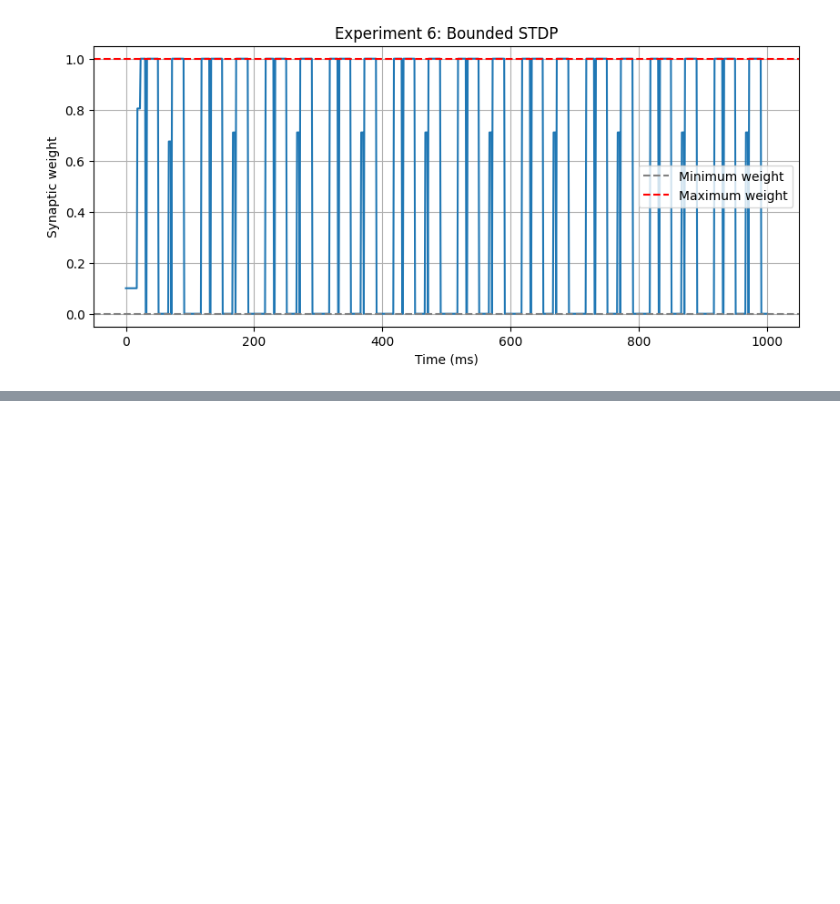
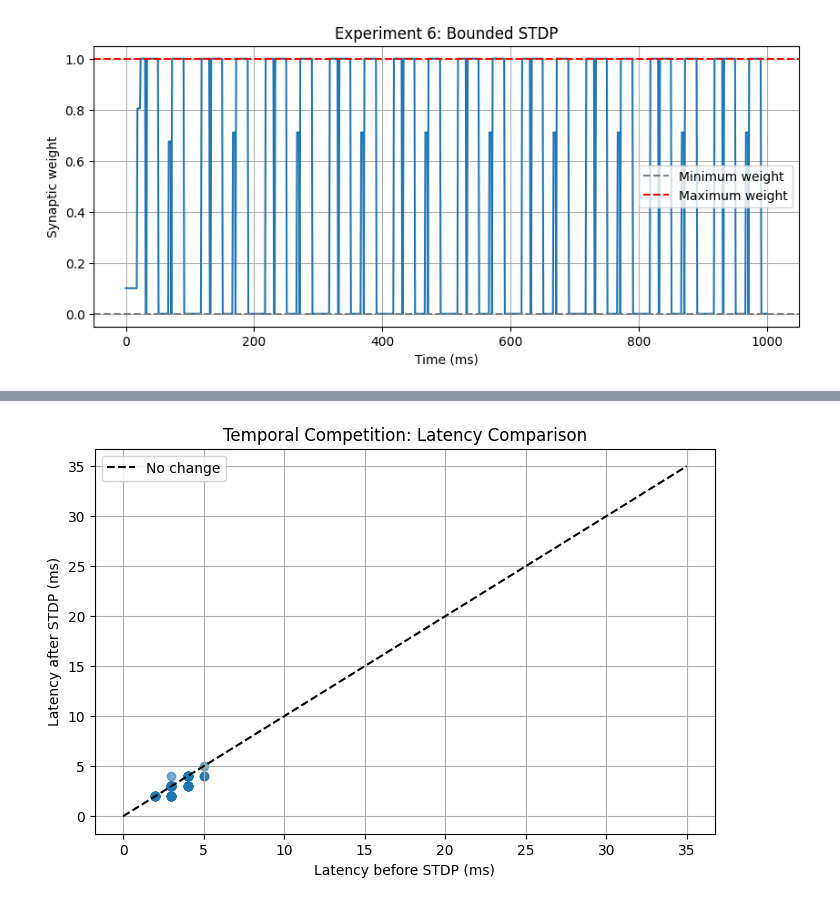
Before and after one commit to AliSalehiAhmadabad/Neuroscience_for_machine_learners, a Jupyter notebook: w4-learning/w4-learning-exercise.ipynb, the cells around one changed output, grey strips where cells are left out. Cells and saved outputs as stored; diff of their text form; code cells hidden in the pictures; blank space fills up the shorter version.

```diff
--- a/w4-learning/w4-learning-exercise.ipynb
+++ b/w4-learning/w4-learning-exercise.ipynb
@@ -537,0 +970,89 @@ Output spikes: 90
+# %%
+w_initial = np.full(N, 0.5)
+w_learned = W_train[-1]
+
+
+rng = np.random.default_rng(123)
+
+n_trials = 100
+trial_duration = 100
+stimulus_onset = 10
+num_steps_test = trial_duration
+
+test_spikes = np.zeros(
+    (n_trials, N, num_steps_test),
+    dtype=int
+)
+
+for trial in range(n_trials):
+
+    early_times = rng.integers(1, 11, size=50)
+    late_times = rng.integers(11, 21, size=50)
+
+    for j in range(50):
+        test_spikes[trial, j, stimulus_onset + early_times[j]] = 1
+
+    for j in range(50, N):
+        test_spikes[trial, j, stimulus_onset + late_times[j - 50]] = 1
+
+
+latency_before = []
+latency_after = []
+
+for trial in range(n_trials):
+
+    s = test_spikes[trial]
+
+    latency_before.append(
+        measure_latency(
+            s, w_initial,
+            dt=1,
+            tau=10,
+            threshold=0.4,
+            stimulus_onset=stimulus_onset,
+            response_end=45
+        )
+    )
+
+    latency_after.append(
+        measure_latency(
+            s, w_learned,
+            dt=1,
+            tau=10,
+            threshold=0.4,
+            stimulus_onset=stimulus_onset,
+            response_end=45
+        )
+    )
+
+latency_before = np.array(latency_before)
+latency_after = np.array(latency_after)
+
+valid = np.isfinite(latency_before) & np.isfinite(latency_after)
+
+print("Before response rate:", np.mean(np.isfinite(latency_before)))
+print("After response rate:", np.mean(np.isfinite(latency_after)))
+
+if valid.any():
+    print("Mean latency before:", latency_before[valid].mean())
+    print("Mean latency after:", latency_after[valid].mean())
+    print("Mean latency reduction:",
+          np.mean(latency_before[valid] - latency_after[valid]))
+
+plt.figure(figsize=(8, 5))
+
+plt.scatter(
+    latency_before[valid],
+    latency_after[valid],
+    alpha=0.6
+)
+
+plt.plot([0, 35], [0, 35], "k--", label="No change")
+
+plt.xlabel("Latency before STDP (ms)")
+plt.ylabel("Latency after STDP (ms)")
+plt.title("Temporal Competition: Latency Comparison")
+plt.legend()
+plt.grid(True)
+plt.show()
+# %% [output]
@@ -537,0 +1064 @@ Output spikes: 90
+[figure, added]
```
Also changed, not shown: parts of 27 cells of this notebook.
